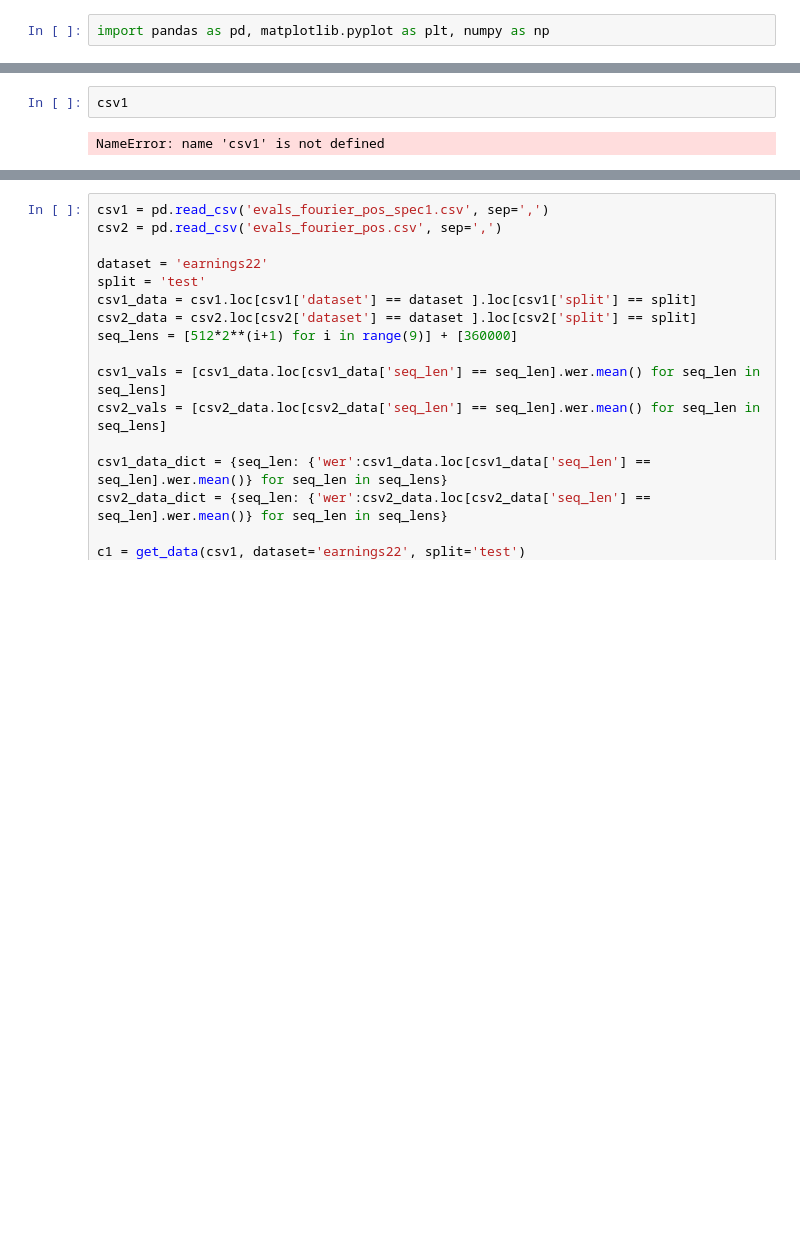
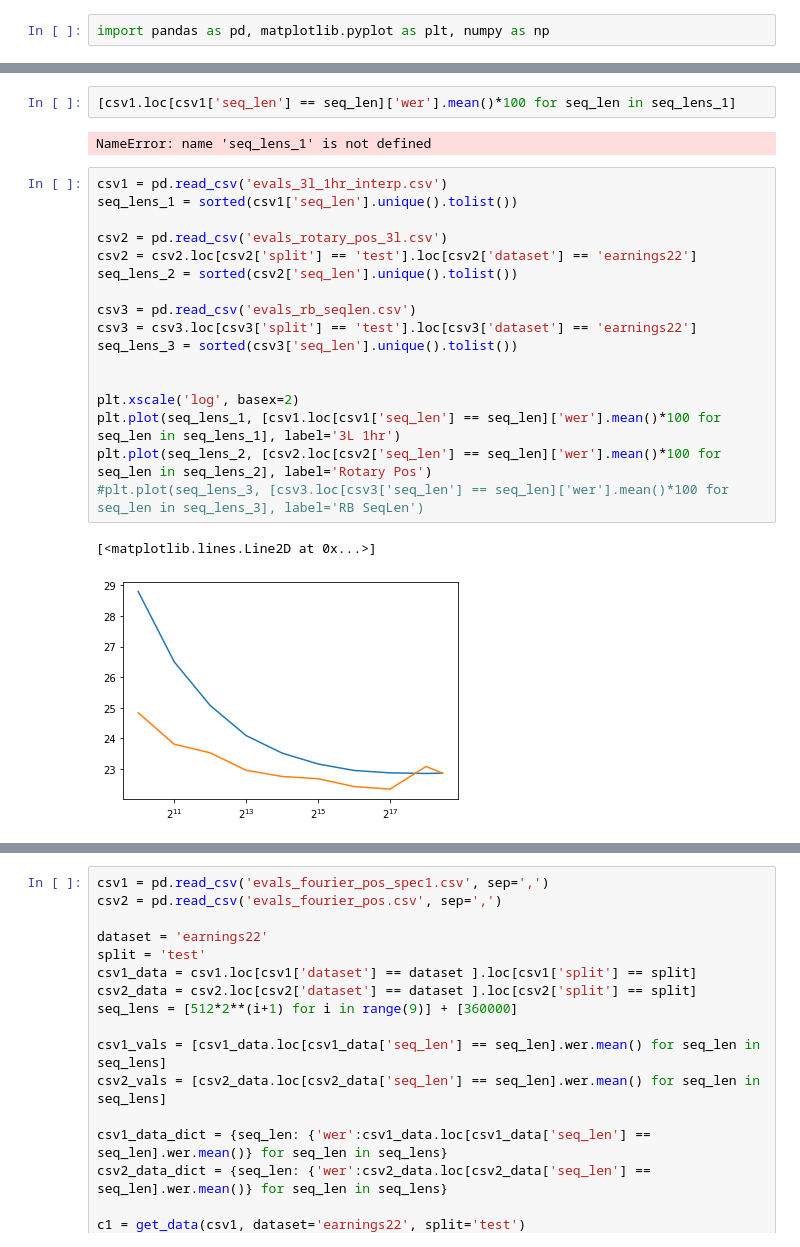
Before and after one commit to robflynnyh/long-context-asr, a Jupyter notebook: eval/results/eval.ipynb, the cells around one changed output, grey strips where cells are left out. Saved outputs shown, nothing was run; the diff lists cells and outputs as text; blank space fills up the shorter version.

```diff
--- a/eval/results/eval.ipynb
+++ b/eval/results/eval.ipynb
@@ -91,4 +43,24 @@ csv.loc[csv['dataset'] == 'earnings21']
-# %%
-csv1
-# %% [output]
-NameError: name 'csv1' is not defined
+# %%
+[csv1.loc[csv1['seq_len'] == seq_len]['wer'].mean()*100 for seq_len in seq_lens_1]
+# %% [output]
+NameError: name 'seq_lens_1' is not defined
+# %%
+csv1 = pd.read_csv('evals_3l_1hr_interp.csv')
+seq_lens_1 = sorted(csv1['seq_len'].unique().tolist())
+
+csv2 = pd.read_csv('evals_rotary_pos_3l.csv')
+csv2 = csv2.loc[csv2['split'] == 'test'].loc[csv2['dataset'] == 'earnings22']
+seq_lens_2 = sorted(csv2['seq_len'].unique().tolist())
+
+csv3 = pd.read_csv('evals_rb_seqlen.csv')
+csv3 = csv3.loc[csv3['split'] == 'test'].loc[csv3['dataset'] == 'earnings22']
+seq_lens_3 = sorted(csv3['seq_len'].unique().tolist())
+
+
+plt.xscale('log', basex=2)
+plt.plot(seq_lens_1, [csv1.loc[csv1['seq_len'] == seq_len]['wer'].mean()*100 for seq_len in seq_lens_1], label='3L 1hr')
+plt.plot(seq_lens_2, [csv2.loc[csv2['seq_len'] == seq_len]['wer'].mean()*100 for seq_len in seq_lens_2], label='Rotary Pos')
+#plt.plot(seq_lens_3, [csv3.loc[csv3['seq_len'] == seq_len]['wer'].mean()*100 for seq_len in seq_lens_3], label='RB SeqLen')
+# %% [output]
+[<matplotlib.lines.Line2D at 0x...>]
+[figure, added]
```
Also changed, not shown: parts of 23 cells of this notebook, 38 other files.
